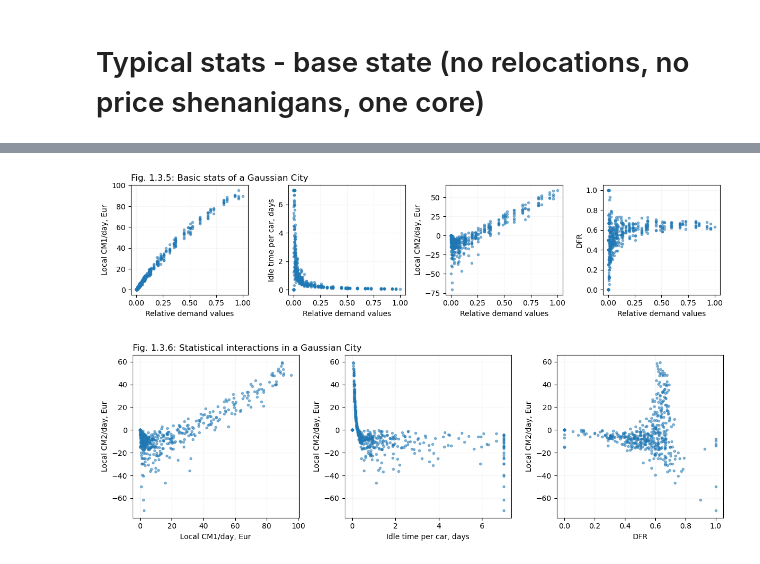
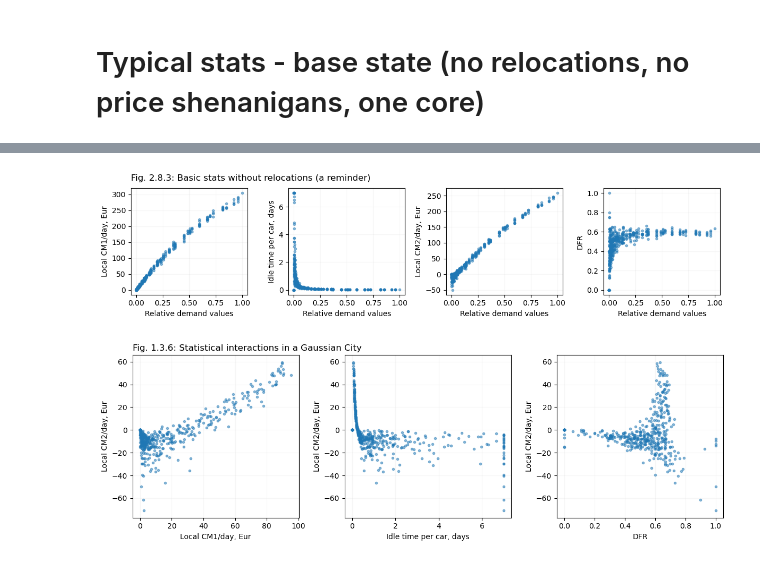
Before and after one commit to khakhalin/carsharing101, a Jupyter notebook: scripts/02relos_08city.ipynb, the cells around one changed output, grey strips where cells are left out. Saved outputs shown, nothing was run; the diff lists cells and outputs as text; code cells hidden in the pictures.

```diff
--- a/scripts/02relos_08city.ipynb
+++ b/scripts/02relos_08city.ipynb
@@ -100,42 +121,45 @@ plt.savefig("../figures/01simple_03city_04stats_maps.svg", dpi=300)
 # %%
 # Stats, use data from the previous run 👆
 
-demand = city.demand.flatten()
-cm1 = city.map_cm1.flatten() / city.n_days
-cm2 = city.map_cm2.flatten() / city.n_days
-idle_times = city.map_idle_time.flatten() * city.tick_in_minutes / 60 / 24 / np.maximum(1, city.map_n_rentals.flatten())
-dfr = city.map_n_rentals.flatten() / np.maximum(1, city.map_n_appops.flatten())
+def simple_stats_figure(city, title):
+    demand = city.demand.flatten()
+    cm1 = city.map_cm1.flatten() / city.n_days
+    cm2 = city.map_cm2.flatten() / city.n_days
+    idle_times = city.map_idle_time.flatten() * city.tick_in_minutes / 60 / 24 / np.maximum(1, city.map_n_rentals.flatten())
+    dfr = city.map_n_rentals.flatten() / np.maximum(1, city.map_n_appops.flatten())
 
-plt.figure(figsize=(12, 3))
-plt.subplot(141)
-plt.title("Fig. 1.3.5: Basic stats of a Gaussian City", loc='left');
-plt.plot(demand, cm1, '.', alpha=0.5)
-plt.grid(alpha=0.1)
-plt.xlabel("Relative demand values")
-plt.ylabel("Local CM1/day, Eur")
+    plt.figure(figsize=(12, 3))
+    plt.subplot(141)
+    plt.title(title, loc='left', pad=10);
+    plt.plot(demand, cm1, '.', alpha=0.5)
+    plt.grid(alpha=0.1)
+    plt.xlabel("Relative demand values")
+    plt.ylabel("Local CM1/day, Eur")
 
-plt.subplot(142)
-plt.plot(demand, np.minimum(7, idle_times), '.', alpha=0.5)
-plt.grid(alpha=0.1)
-plt.xlabel("Relative demand values")
-plt.ylabel("Idle time per car, days")
+    plt.subplot(142)
+    plt.plot(demand, np.minimum(7, idle_times), '.', alpha=0.5)
+    plt.grid(alpha=0.1)
+    plt.xlabel("Relative demand values")
+    plt.ylabel("Idle time per car, days")
 
-plt.subplot(143)
-plt.plot(demand, cm2, '.', alpha=0.5)
-plt.grid(alpha=0.1)
-plt.xlabel("Relative demand values")
-plt.ylabel("Local CM2/day, Eur")
+    plt.subplot(143)
+    plt.plot(demand, cm2, '.', alpha=0.5)
+    plt.grid(alpha=0.1)
+    plt.xlabel("Relative demand values")
+    plt.ylabel("Local CM2/day, Eur")
 
-plt.subplot(144)
-plt.plot(demand, dfr, '.', alpha=0.5)
-plt.grid(alpha=0.1)
-plt.xlabel("Relative demand values")
-plt.ylabel("DFR")
+    plt.subplot(144)
+    plt.plot(demand, dfr, '.', alpha=0.5)
+    plt.grid(alpha=0.1)
+    plt.xlabel("Relative demand values")
+    plt.ylabel("DFR")
 
-plt.tight_layout();
-plt.savefig("../figures/01simple_03city_05stats_plots.svg", dpi=300)
+    plt.tight_layout();
+
+simple_stats_figure(city, "Fig. 2.8.3: Basic stats without relocations (a reminder)")
+# plt.savefig("../figures/02relos_08city_03control_stats.svg", dpi=300)
 # %% [output]
-[figure, old version]
+[figure, new version]
 # %%
 # Fancier stats (from the same run)
 
```
Also changed, not shown: parts of 5 cells of this notebook, 14 other files.
